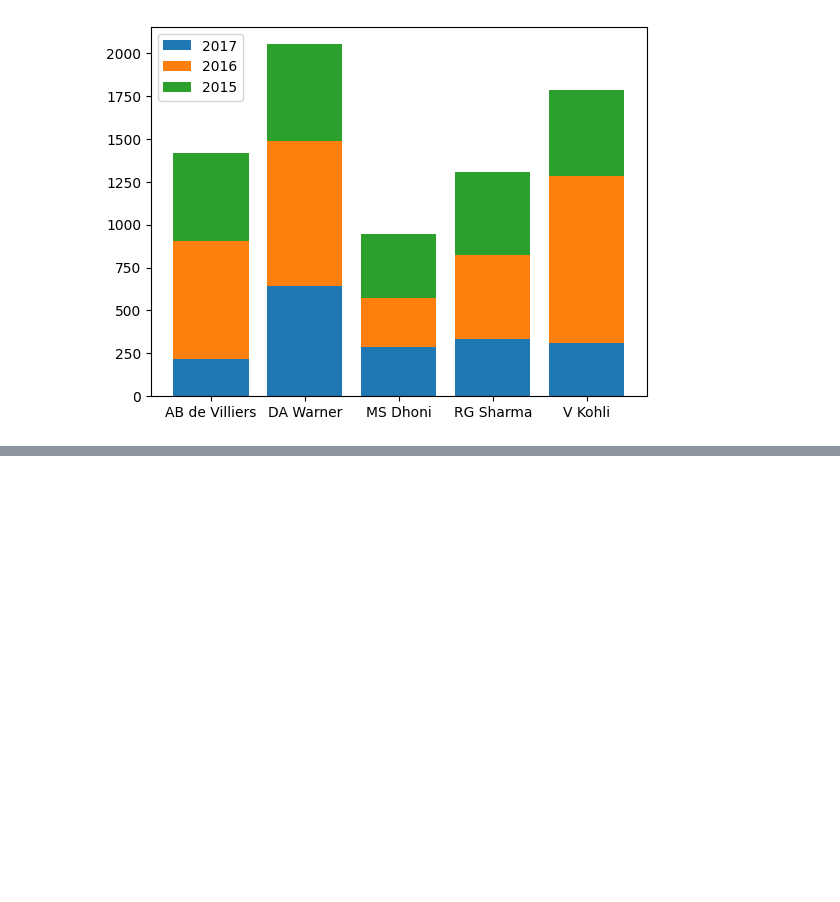
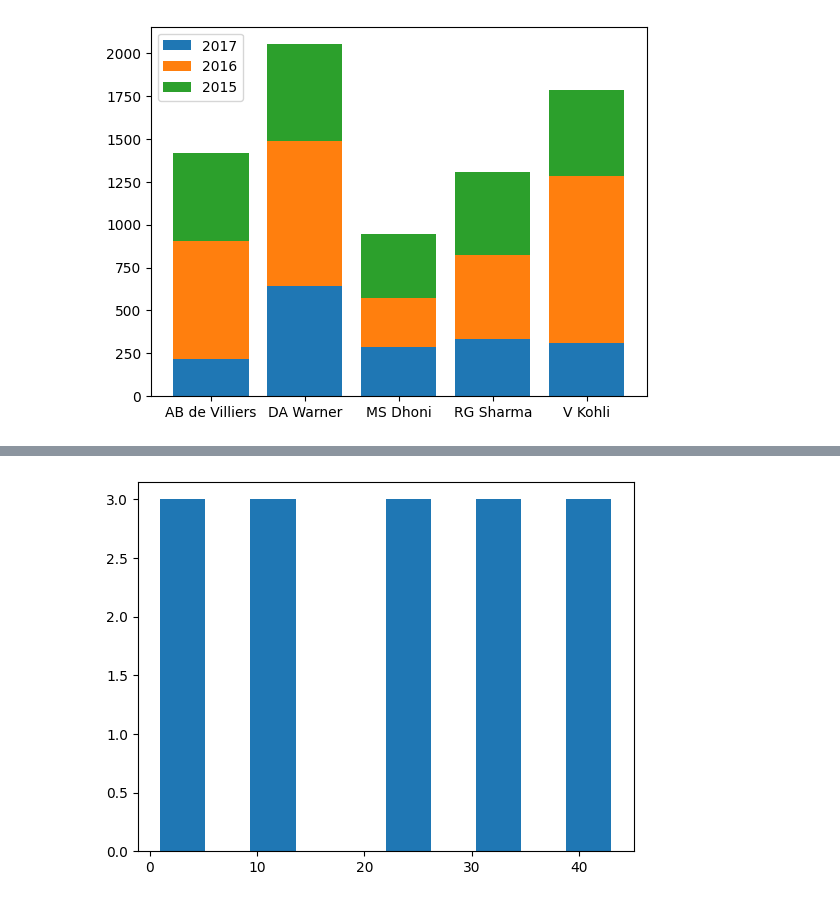
Before and after one commit to Amjad-Bin-Aslam/Data-Analysis-Portfolio, a Jupyter notebook: 06_Matplotlib/01_Matplotlib_Exercise.ipynb, the cells around one changed output, grey strips where cells are left out. Saved outputs shown, nothing was run; the diff lists cells and outputs as text; code cells hidden in the pictures; blank space fills up the shorter version.

Commit message:
Pie charts and histograms are completed

```diff
--- a/06_Matplotlib/01_Matplotlib_Exercise.ipynb
+++ b/06_Matplotlib/01_Matplotlib_Exercise.ipynb
@@ -223,0 +246,7 @@ plt.legend()
+# %%
+data = [1,2,3,11,12,13,22,23,24,31,32,33,41,42,43]
+plt.hist(data)
+
+plt.show()
+# %% [output]
+[figure, added]
```
Also changed, not shown: parts of 9 cells of this notebook.
